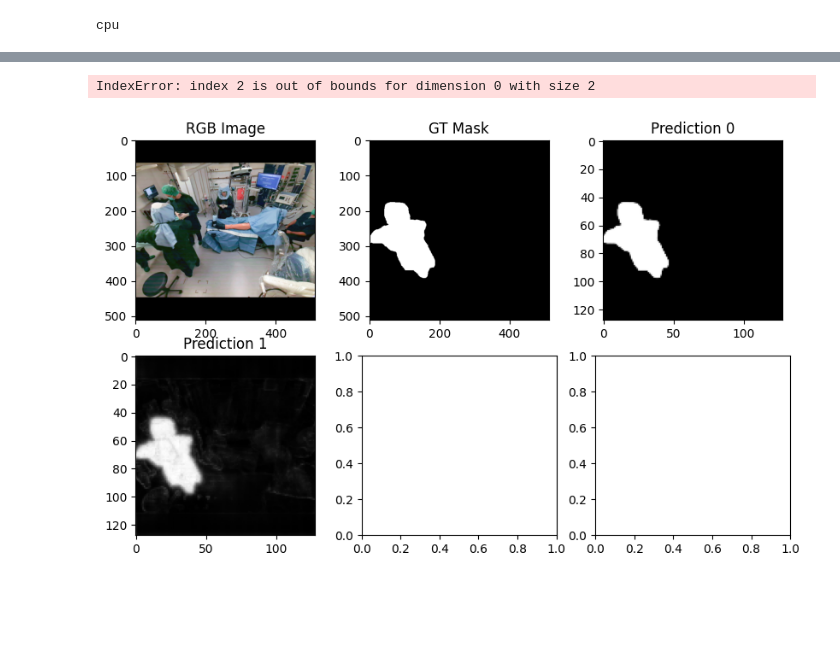
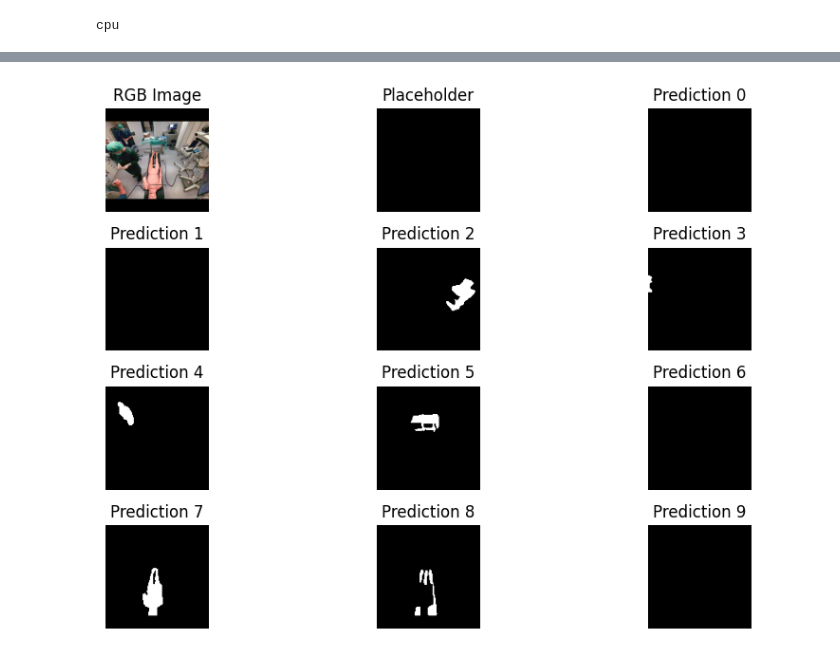
Before and after one commit to ge75xuv/Multiview-Object-Segmentation-with-SAM, a Jupyter notebook: custom_models/sam2former_image_predictor.ipynb, the cells around one changed output, grey strips where cells are left out. Drawn from its saved outputs; the diff is of its cells as text; code cells hidden in the pictures; blank space fills up the shorter version.

Commit message:
Image predictor fixed for better mask visualization + obj expanded

```diff
--- a/custom_models/sam2former_image_predictor.ipynb
+++ b/custom_models/sam2former_image_predictor.ipynb
@@ -127,11 +116,15 @@ len_objects = len(object_labels)
 toPILimage = ToPILImage()
 exist = False
 if_break = False
-
+sample_idx = 1
 test_loader = test_dataset.get_loader()
 with torch.no_grad():
     submodel.train()
     for idx, batch in enumerate(test_loader):
+        if idx < sample_idx:
+            continue
+        elif idx > sample_idx:
+            break
         batched_video_data_val = batch[0].to(device)
         seg_mask = batch[1]  # List of PIL Image for debug
         masks_val = batch[0].masks.to(device)
@@ -171,6 +161,9 @@ loss[key](all_frame_outputs_val, targets)
 # %%
 # Predicted Mask
 pred_logits = all_frame_outputs_val[0]['pred_logits'][0].cpu()
-best_logits = torch.argmax(pred_logits, dim=1)
-bin_pred_masks = (all_frame_outputs_val[0]['pred_masks'].sigmoid()).float()
+best_probs = pred_logits.softmax(dim=-1).max(dim=-1)
+print("Predicted class probabilty", best_probs)
+bin_pred_masks = (all_frame_outputs_val[0]['pred_masks'].sigmoid() > 0.5).float()
 masks = bin_pred_masks[0].cpu()
+gt_labels = batch.metadata.unique_objects_identifier[:,:,1]
+print("GT labels", gt_labels)
@@ -177,4 +174,0 @@ masks = bin_pred_masks[0].cpu()
-# %%
-print("Predicted logits", pred_logits.softmax(dim=-1).max(dim=-1))
-mask_logit = all_frame_outputs_val[0]['pred_masks'][0].cpu()
-masks = torch.cat([masks, mask_logit], dim=0)
@@ -185,37 +275,56 @@ indices=tensor([0]))
 # %%
 obj_out_idx = 0
-black_placeholder = np.zeros_like(gt_mask)  # Black image placeholder
+black_placeholder = np.zeros_like(gt_mask[0])  # Black image placeholder
 
 # Create figure and subplots
-fig, axes = plt.subplots(2, 3, figsize=(10, 6))
+fig, axes = plt.subplots(4, 3, figsize=(10, 6))
 
 # First row (RGB, GT, Black Placeholder)
 axes[0, 0].imshow(unnormalized_image)
 axes[0, 0].set_title("RGB Image")
 
-axes[0, 1].imshow(gt_mask, cmap='gray')
-axes[0, 1].set_title("GT Mask")
+axes[0, 1].imshow(black_placeholder, cmap='gray')
+axes[0, 1].set_title("Placeholder")
 
 axes[0, 2].imshow(masks[0], cmap='gray')
 axes[0, 2].set_title("Prediction 0")
 
 # Second row (Predictions)
 axes[1, 0].imshow(masks[1], cmap='gray')
 axes[1, 0].set_title("Prediction 1")
 
 axes[1, 1].imshow(masks[2], cmap='gray')
 axes[1, 1].set_title("Prediction 2")
 
 axes[1, 2].imshow(masks[3], cmap='gray')
 axes[1, 2].set_title("Prediction 3")
 
+# Third row (Predictions)
+axes[2, 0].imshow(masks[4], cmap='gray')
+axes[2, 0].set_title("Prediction 4")
+
+axes[2, 1].imshow(masks[5], cmap='gray')
+axes[2, 1].set_title("Prediction 5")
+
+axes[2, 2].imshow(masks[6], cmap='gray')
+axes[2, 2].set_title("Prediction 6")
+
+# Fourth row (Predictions)
+axes[3, 0].imshow(masks[7], cmap='gray')
+axes[3, 0].set_title("Prediction 7")
+
+axes[3, 1].imshow(masks[8], cmap='gray')
+axes[3, 1].set_title("Prediction 8")
+
+axes[3, 2].imshow(masks[9], cmap='gray')
+axes[3, 2].set_title("Prediction 9")
+
 # Remove axes for a cleaner look
 for ax in axes.ravel():
     ax.axis('off')
 
 # Show the plot
 plt.tight_layout()
 plt.show()
 # %% [output]
-IndexError: index 2 is out of bounds for dimension 0 with size 2
-[figure, old version]
+[figure, new version]
```
Also changed, not shown: parts of 12 cells of this notebook, 4 other files.
